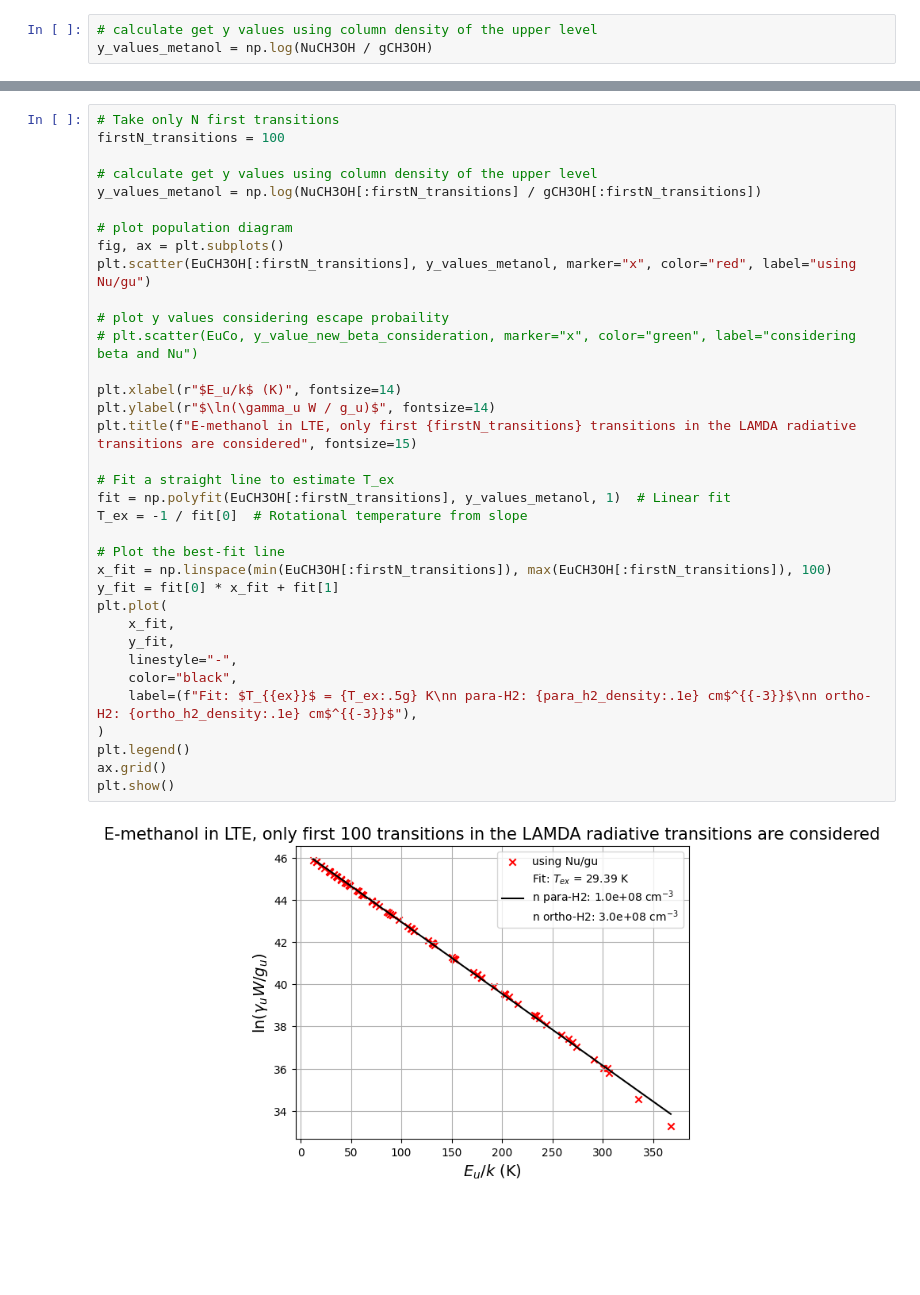
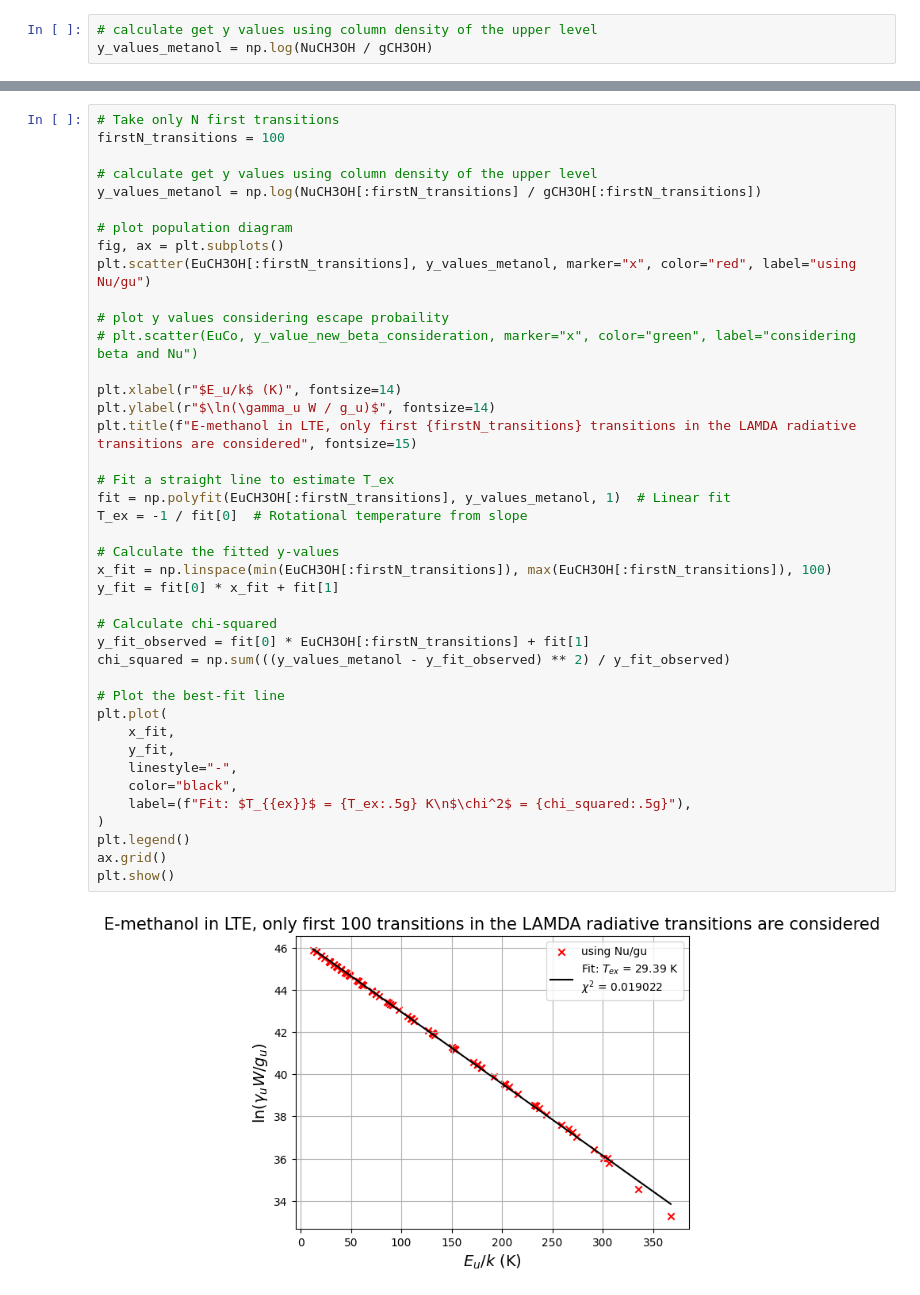
Before and after one commit to aleksej-rodano/phas0052_project, a Jupyter notebook: pythonradex_clean.ipynb, the cells around one changed output, grey strips where cells are left out. Drawn from its saved outputs; the diff is of its cells as text; blank space fills up the shorter version.

```diff
--- a/pythonradex_clean.ipynb
+++ b/pythonradex_clean.ipynb
@@ -1388,33 +1391,39 @@ firstN_transitions = 100
 # calculate get y values using column density of the upper level
 y_values_metanol = np.log(NuCH3OH[:firstN_transitions] / gCH3OH[:firstN_transitions])
 
 # plot population diagram
 fig, ax = plt.subplots()
 plt.scatter(EuCH3OH[:firstN_transitions], y_values_metanol, marker="x", color="red", label="using Nu/gu")
 
 # plot y values considering escape probaility
 # plt.scatter(EuCo, y_value_new_beta_consideration, marker="x", color="green", label="considering beta and Nu")
 
 plt.xlabel(r"$E_u/k$ (K)", fontsize=14)
 plt.ylabel(r"$\ln(\gamma_u W / g_u)$", fontsize=14)
 plt.title(f"E-methanol in LTE, only first {firstN_transitions} transitions in the LAMDA radiative transitions are considered", fontsize=15)
 
 # Fit a straight line to estimate T_ex
 fit = np.polyfit(EuCH3OH[:firstN_transitions], y_values_metanol, 1)  # Linear fit
 T_ex = -1 / fit[0]  # Rotational temperature from slope
 
-# Plot the best-fit line
+# Calculate the fitted y-values
 x_fit = np.linspace(min(EuCH3OH[:firstN_transitions]), max(EuCH3OH[:firstN_transitions]), 100)
 y_fit = fit[0] * x_fit + fit[1]
+
+# Calculate chi-squared
+y_fit_observed = fit[0] * EuCH3OH[:firstN_transitions] + fit[1]
+chi_squared = np.sum(((y_values_metanol - y_fit_observed) ** 2) / y_fit_observed)
+
+# Plot the best-fit line
 plt.plot(
     x_fit,
     y_fit,
     linestyle="-",
     color="black",
-    label=(f"Fit: $T_{{ex}}$ = {T_ex:.5g} K\nn para-H2: {para_h2_density:.1e} cm$^{{-3}}$\nn ortho-H2: {ortho_h2_density:.1e} cm$^{{-3}}$"),
+    label=(f"Fit: $T_{{ex}}$ = {T_ex:.5g} K\n$\chi^2$ = {chi_squared:.5g}"),
 )
 plt.legend()
 ax.grid()
 plt.show()
 # %% [output]
-[figure, old version]
+[figure, new version]
```
Also changed, not shown: parts of 19 cells of this notebook.
